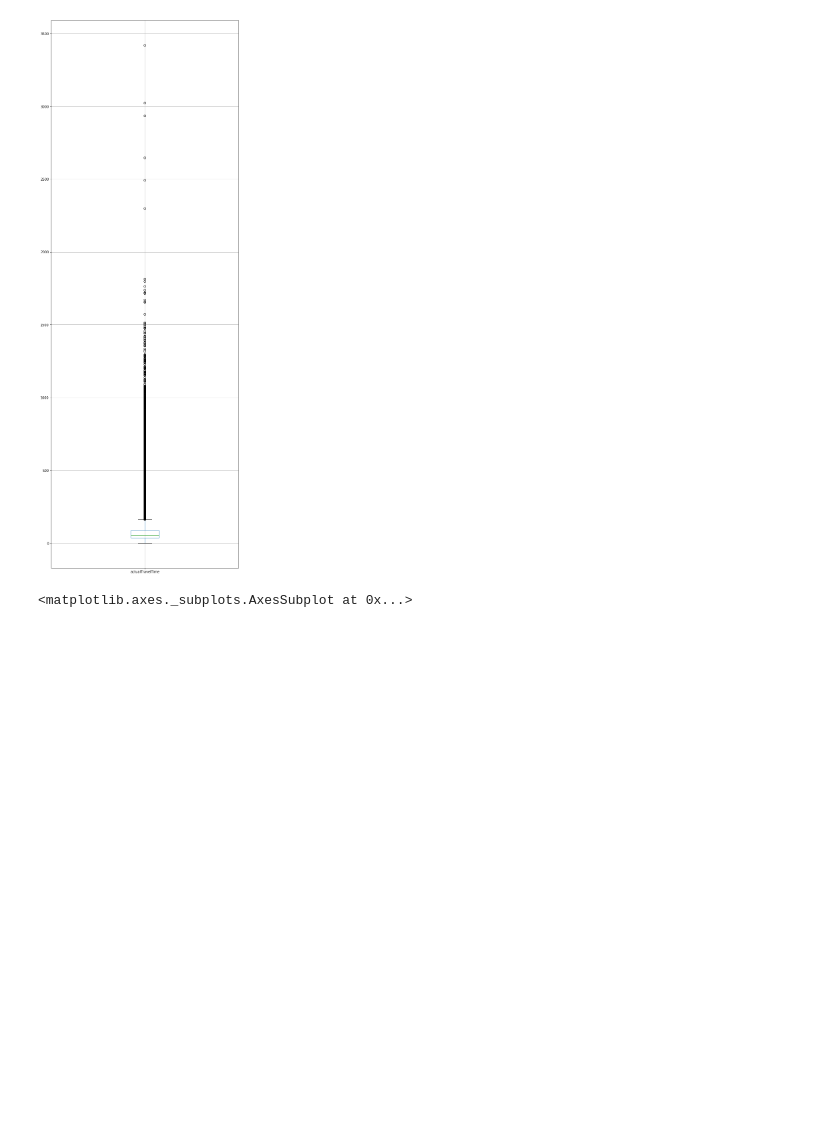
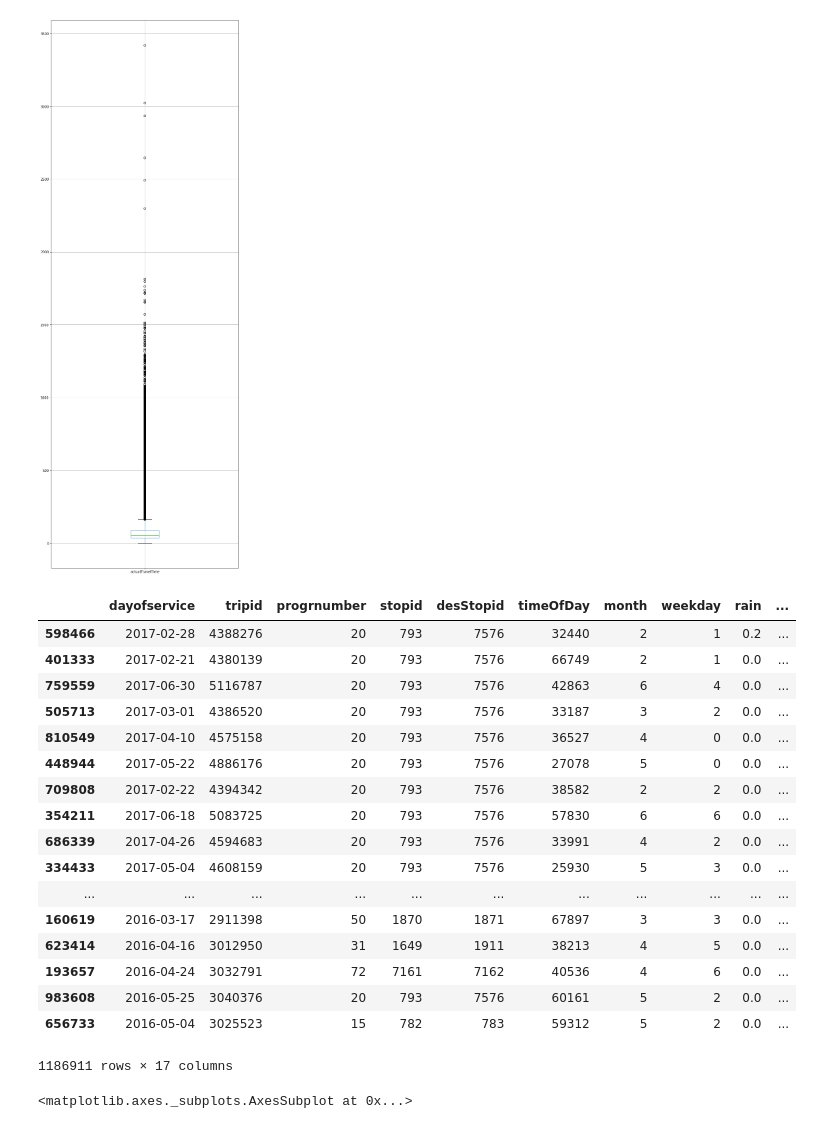
Before and after one commit to xinyuewang1/DublinBusDataAnalysis, a Jupyter notebook: caseStudy39A.ipynb, the cells around one changed output. Cells and saved outputs as stored; diff of their text form; code cells hidden in the pictures; blank space fills up the shorter version.

```diff
--- a/caseStudy39A.ipynb
+++ b/caseStudy39A.ipynb
@@ -1350,6 +1352,27 @@ df['actualTravelTime'].plot(kind='box',figsize=(10,30),grid=True)
 # %% [output]
 <matplotlib.axes._subplots.AxesSubplot at 0x...>
 [figure]
+# %%
+dfShuffled.sort_values('actualTravelTime')#,ascending=False)
+# %% [output]
+|  | dayofservice | tripid | progrnumber | stopid | desStopid | timeOfDay | month | weekday | rain | ... |
+| 598466 | 2017-02-28 | 4388276 | 20 | 793 | 7576 | 32440 | 2 | 1 | 0.2 | ... |
+| 401333 | 2017-02-21 | 4380139 | 20 | 793 | 7576 | 66749 | 2 | 1 | 0.0 | ... |
+| 759559 | 2017-06-30 | 5116787 | 20 | 793 | 7576 | 42863 | 6 | 4 | 0.0 | ... |
+| 505713 | 2017-03-01 | 4386520 | 20 | 793 | 7576 | 33187 | 3 | 2 | 0.0 | ... |
+| 810549 | 2017-04-10 | 4575158 | 20 | 793 | 7576 | 36527 | 4 | 0 | 0.0 | ... |
+| 448944 | 2017-05-22 | 4886176 | 20 | 793 | 7576 | 27078 | 5 | 0 | 0.0 | ... |
+| 709808 | 2017-02-22 | 4394342 | 20 | 793 | 7576 | 38582 | 2 | 2 | 0.0 | ... |
+| 354211 | 2017-06-18 | 5083725 | 20 | 793 | 7576 | 57830 | 6 | 6 | 0.0 | ... |
+| 686339 | 2017-04-26 | 4594683 | 20 | 793 | 7576 | 33991 | 4 | 2 | 0.0 | ... |
+| 334433 | 2017-05-04 | 4608159 | 20 | 793 | 7576 | 25930 | 5 | 3 | 0.0 | ... |
+| ... | ... | ... | ... | ... | ... | ... | ... | ... | ... | ... |
+| 160619 | 2016-03-17 | 2911398 | 50 | 1870 | 1871 | 67897 | 3 | 3 | 0.0 | ... |
+| 623414 | 2016-04-16 | 3012950 | 31 | 1649 | 1911 | 38213 | 4 | 5 | 0.0 | ... |
+| 193657 | 2016-04-24 | 3032791 | 72 | 7161 | 7162 | 40536 | 4 | 6 | 0.0 | ... |
+| 983608 | 2016-05-25 | 3040376 | 20 | 793 | 7576 | 60161 | 5 | 2 | 0.0 | ... |
+| 656733 | 2016-05-04 | 3025523 | 15 | 782 | 783 | 59312 | 5 | 2 | 0.0 | ... |
+1186911 rows × 17 columns
 # %%
 #I guess the outlier up above do make sense since if a bus in a traffic jam, who knows how long time will it take.
 # %%
```
Also changed, not shown: parts of 11 cells of this notebook.
